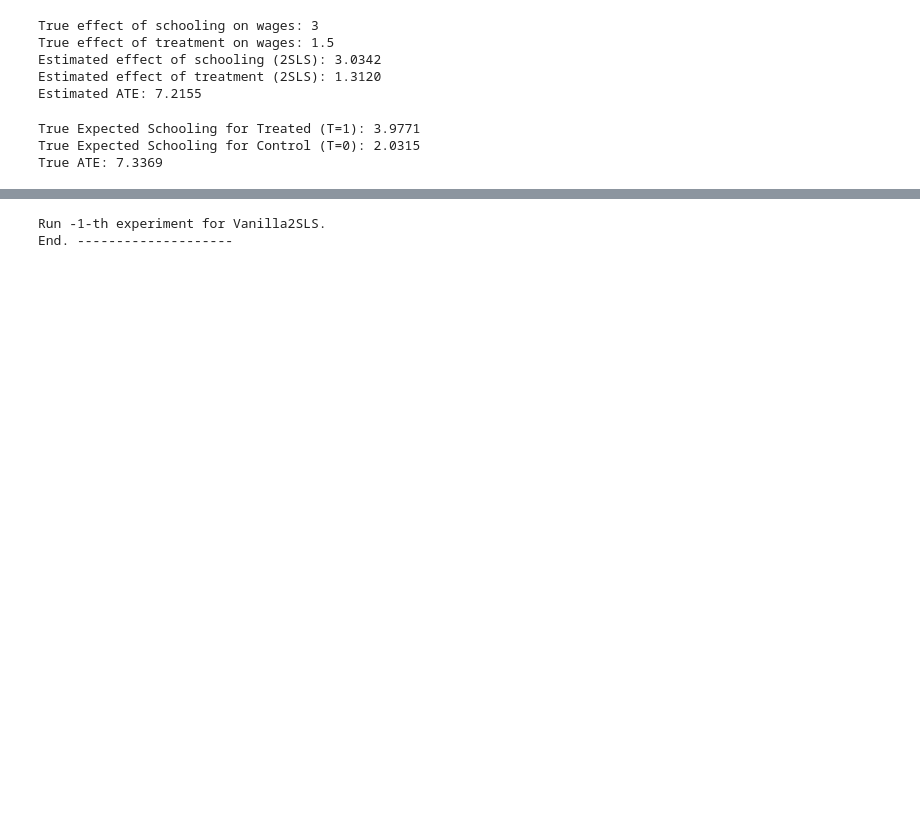
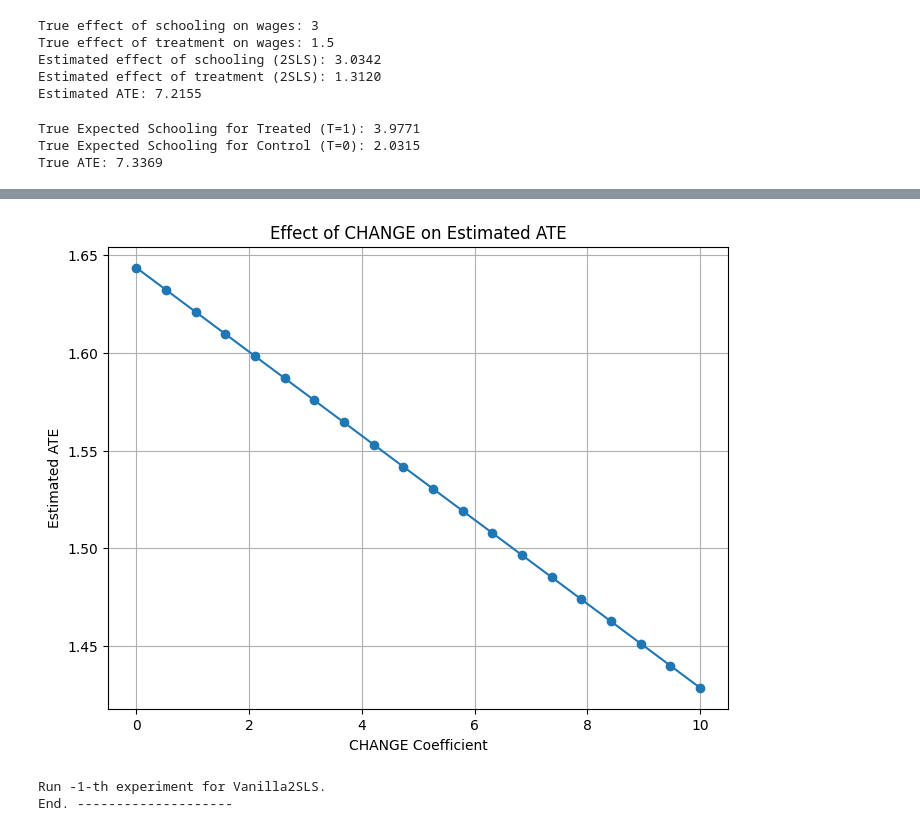
Before and after one commit to archengdev/ecma-final-project, a Jupyter notebook: ecma test.ipynb, the cells around one changed output, grey strips where cells are left out. Cells and saved outputs as stored; diff of their text form; code cells hidden in the pictures; blank space fills up the shorter version.

Commit message:
saving some tests

```diff
--- a/ecma test.ipynb
+++ b/ecma test.ipynb
@@ -101,7 +101,7 @@ epsilon = np.random.normal(0, 1, N)  # Wage shock
 nu = np.random.normal(0, 1, N)  # Schooling shock
 
 # Generate schooling variable (affected by treatment and instrument)
-x1 = 2 + 1.5 * z1 + 2.0 * t1 + nu  # Treatment increases schooling
+x1 = 2 + 2.5 * z1 + 2 * t1 + nu  # Treatment increases schooling
 
 # True wage equation (schooling and treatment affect wages)
 y1 = 10 + 3 * x1 + 1.5 * t1 + epsilon  # True causal effects
@@ -145,9 +145,9 @@ E_S_T0 = np.mean(x1[t1 == 0])  # Mean schooling for control group
 beta_s_true = 3.0  # True effect of schooling on wages
 beta_t_true = 1.5  # True direct effect of treatment on wages
 
-true_ATE = beta_t_true + beta_s_true * (E_S_T1 - E_S_T0)
+# true_ATE = beta_t_true + beta_s_true * (E_S_T1 - E_S_T0)
 
 # Print results
-print(f"True ATE: {true_ATE:.4f}")
+# print(f"True ATE: {true_ATE:.4f}")
 # %% [output]
 Data saved to 'generated_data.csv'
@@ -162,3 +161,12 @@ val_df, test_df = train_test_split(temp_df, test_size=0.5, random_state=42)
 train_df.to_csv("train.csv", index=False)
 val_df.to_csv("valid.csv", index=False)
 test_df.to_csv("test.csv", index=False)
+
+data = CausalDataset('./')
+
+model = Vanilla2SLS()
+model.fit(data)
+ITE = model.predict(data.train)
+ATE,_ = model.ATE(data.train)
+
+ATE
@@ -164,0 +187,73 @@ test_df.to_csv("test.csv", index=False)
+# %%
+import numpy as np
+import pandas as pd
+from sklearn.linear_model import LinearRegression
+
+# Set seed for reproducibility
+np.random.seed(42)
+
+# Simulate data
+N = 1000  # Number of observations
+
+# Instrumental variable (e.g., distance to college)
+z1 = np.random.normal(0, 1, N)
+
+# Treatment variable (e.g., receiving a scholarship)
+t1 = np.random.binomial(1, 0.5, N)  # 50% chance of treatment
+
+# Error terms
+epsilon = np.random.normal(0, 1, N)  # Wage shock
+nu = np.random.normal(0, 1, N)  # Schooling shock
+
+# Generate schooling variable (affected by treatment and instrument)
+x1 = 2 + 2.5 * z1 + 1 * t1 + nu  # Treatment increases schooling
+
+change_values = np.linspace(0, 10, 20)  # Varying CHANGE from -2 to 5
+ate_values = []
+
+for CHANGE in change_values:
+    # True wage equation
+    x1 = 2 + 2.5 * z1 + CHANGE * t1 + nu  # Treatment increases schooling
+    y1 = 10 + 3 * x1 + 1.5 * t1 + epsilon  # True causal effects
+
+    # Create DataFrame
+    df = pd.DataFrame({'y1': y1, 'x1': x1, 'z1': z1, 't1': t1})
+    X_first_stage = np.column_stack((z1, t1))  # IV and Treatment as predictors
+    first_stage_model = LinearRegression()
+    first_stage_model.fit(X_first_stage, x1)
+    x1_hat = first_stage_model.predict(X_first_stage)  # Predicted schooling
+
+    # Stage 2: Regress outcome (y1) on predicted schooling (x1_hat) and treatment (t1)
+    X_second_stage = np.column_stack((x1_hat, t1))  # Predicted schooling + Treatment
+    second_stage_model = LinearRegression()
+    second_stage_model.fit(X_second_stage, y1)
+    beta_s_2sls = second_stage_model.coef_[0]  # Effect of schooling on wages (from 2SLS)
+    beta_t_2sls = second_stage_model.coef_[1]  # Effect of treatment on wages (from 2SLS)
+    print(beta_t_2sls)
+    # Train-test split
+    train_df, temp_df = train_test_split(df, test_size=0.3, random_state=42)
+    val_df, test_df = train_test_split(temp_df, test_size=0.5, random_state=42)
+
+    # Save files
+    train_df.to_csv("train.csv", index=False)
+    val_df.to_csv("valid.csv", index=False)
+    test_df.to_csv("test.csv", index=False)
+
+    # Load data into causal model
+    data = CausalDataset('./')
+    model = Vanilla2SLS()
+    model.fit(data)
+
+    ATE, _ = model.ATE(data.train)  # Extract ATE
+    ate_values.append(beta_t_2sls)
+    print(CHANGE, ATE)
+
+# Plot results
+plt.figure(figsize=(8, 6))
+plt.plot(change_values, ate_values, marker='o', linestyle='-')
+plt.xlabel("CHANGE Coefficient")
+plt.ylabel("Estimated ATE")
+plt.title("Effect of CHANGE on Estimated ATE")
+plt.grid(True)
+plt.show()
+# %% [output]
@@ -165,3 +277,4 @@ test_df.to_csv("test.csv", index=False)
+[figure, added]
 # %%
 from mliv.inference import Vanilla2SLS
 from mliv.utils import CausalDataset
```
Also changed, not shown: parts of 6 cells of this notebook, 4 other files.
